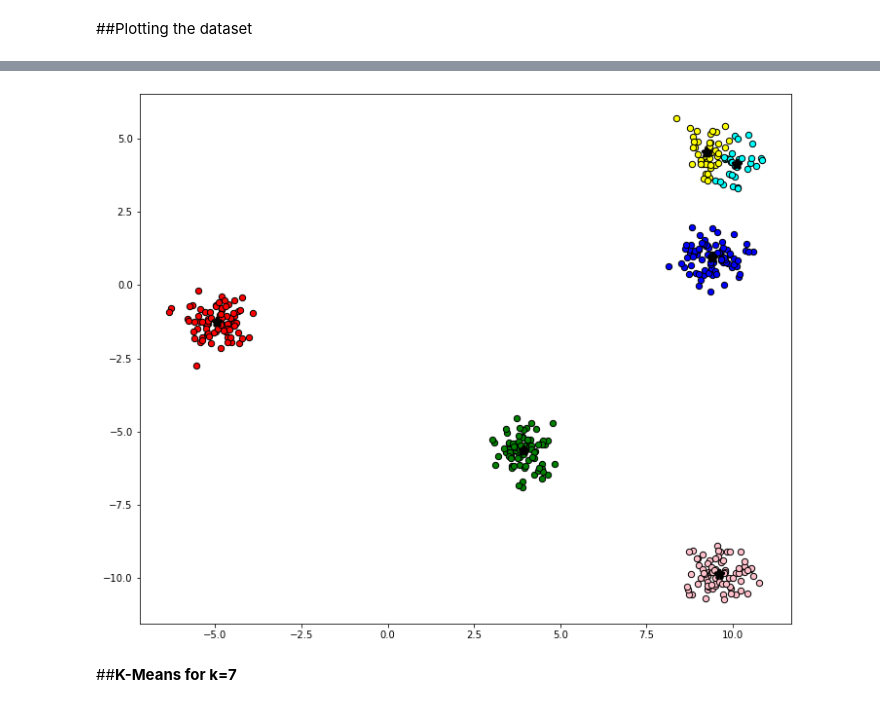
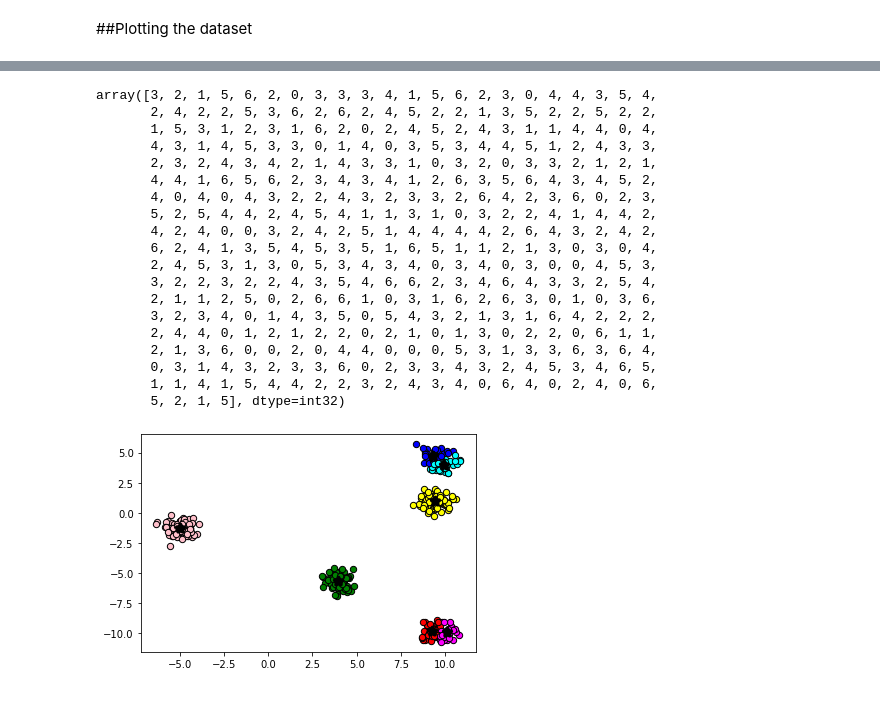
Before and after one commit to hands-on-data/ColabFiles, a Jupyter notebook: KMeans_Tutorial.ipynb, the cells around one changed output, grey strips where cells are left out. Cells and saved outputs as stored; diff of their text form; code cells hidden in the pictures.

```diff
--- a/KMeans_Tutorial.ipynb
+++ b/KMeans_Tutorial.ipynb
@@ -27,2 +37,3 @@ from matplotlib.pyplot import figure
 # %%
-kmeans = KMeans(n_clusters=3, random_state=0).fit(X)
+model_kmeans = KMeans(n_clusters=3, random_state=0)           # Creating K Means model with 3 clusters
+model_kmeans = model_kmeans.fit(X)                            # Fitting the K Means model
@@ -72,2 +75,3 @@ figure(figsize=(10, 8), dpi=100)
 # %%
-kmeans = KMeans(n_clusters=5, random_state=0).fit(X)
+model_kmeans = KMeans(n_clusters=5, random_state=0)           # Creating K Means model with 3 clusters
+model_kmeans = model_kmeans.fit(X)                            # Fitting the K Means model
@@ -96,14 +100,10 @@ array([0, 2, 3, 4, 3, 2, 4, 0, 0, 0, 1, 3, 4, 3, 2, 0, 4, 1, 1, 0, 4, 1,
 # %%
-plt.figure(figsize=(12, 10))
-for i in range(len(X)):
-  plt.scatter(
-   X[i][0], X[i][1],
-   c=colors[kmeans.labels_[i]], marker='o',
-   edgecolor='black', s=40)
+for i in range(len(X)):                                          # Iterating over each data point
+  x1 = X[i][0]
+  x2 = X[i][1]
+  plt.scatter( x1, x2, c=map_label_to_color[model_kmeans.labels_[i]], marker='o', edgecolor='black', s=40)    #Plotting the data point
 
-for i in range(len(kmeans.cluster_centers_)):
-  plt.scatter(
-   kmeans.cluster_centers_[i][0], kmeans.cluster_centers_[i][1],
-   c='black', marker='*',
-   edgecolor='black', s=60,linewidths=4)
+cluster_center_list = model_kmeans.cluster_centers_                       # Storing the list of centers
+for i in range(len(cluster_center_list)):                                 # Iterating over the centers
+  plt.scatter( cluster_center_list[i][0], cluster_center_list[i][1], c='black', marker='*', edgecolor='black', s=60,linewidths=4) #Printing the cluster centers
 # %% [output]
@@ -137,17 +113,36 @@ array([3, 1, 2, 5, 2, 1, 4, 3, 3, 3, 0, 2, 5, 2, 1, 3, 5, 0, 0, 3, 5, 0,
+# %%
+model_kmeans = KMeans(n_clusters=7, random_state=0)           # Creating K Means model with 3 clusters
+model_kmeans = model_kmeans.fit(X)                            # Fitting the K Means model
+# %%
+model_kmeans.labels_                                          # Printing the labels of the clusters each datapoint belongs to
+# %% [output]
+array([3, 2, 1, 5, 6, 2, 0, 3, 3, 3, 4, 1, 5, 6, 2, 3, 0, 4, 4, 3, 5, 4,
+       2, 4, 2, 2, 5, 3, 6, 2, 6, 2, 4, 5, 2, 2, 1, 3, 5, 2, 2, 5, 2, 2,
+       1, 5, 3, 1, 2, 3, 1, 6, 2, 0, 2, 4, 5, 2, 4, 3, 1, 1, 4, 4, 0, 4,
+       4, 3, 1, 4, 5, 3, 3, 0, 1, 4, 0, 3, 5, 3, 4, 4, 5, 1, 2, 4, 3, 3,
+       2, 3, 2, 4, 3, 4, 2, 1, 4, 3, 3, 1, 0, 3, 2, 0, 3, 3, 2, 1, 2, 1,
+       4, 4, 1, 6, 5, 6, 2, 3, 4, 3, 4, 1, 2, 6, 3, 5, 6, 4, 3, 4, 5, 2,
+       4, 0, 4, 0, 4, 3, 2, 2, 4, 3, 2, 3, 3, 2, 6, 4, 2, 3, 6, 0, 2, 3,
+       5, 2, 5, 4, 4, 2, 4, 5, 4, 1, 1, 3, 1, 0, 3, 2, 2, 4, 1, 4, 4, 2,
+       4, 2, 4, 0, 0, 3, 2, 4, 2, 5, 1, 4, 4, 4, 4, 2, 6, 4, 3, 2, 4, 2,
+       6, 2, 4, 1, 3, 5, 4, 5, 3, 5, 1, 6, 5, 1, 1, 2, 1, 3, 0, 3, 0, 4,
+       2, 4, 5, 3, 1, 3, 0, 5, 3, 4, 3, 4, 0, 3, 4, 0, 3, 0, 0, 4, 5, 3,
+       3, 2, 2, 3, 2, 2, 4, 3, 5, 4, 6, 6, 2, 3, 4, 6, 4, 3, 3, 2, 5, 4,
+       2, 1, 1, 2, 5, 0, 2, 6, 6, 1, 0, 3, 1, 6, 2, 6, 3, 0, 1, 0, 3, 6,
+       3, 2, 3, 4, 0, 1, 4, 3, 5, 0, 5, 4, 3, 2, 1, 3, 1, 6, 4, 2, 2, 2,
+       2, 4, 4, 0, 1, 2, 1, 2, 2, 0, 2, 1, 0, 1, 3, 0, 2, 2, 0, 6, 1, 1,
+       2, 1, 3, 6, 0, 0, 2, 0, 4, 4, 0, 0, 0, 5, 3, 1, 3, 3, 6, 3, 6, 4,
+       0, 3, 1, 4, 3, 2, 3, 3, 6, 0, 2, 3, 3, 4, 3, 2, 4, 5, 3, 4, 6, 5,
+       1, 1, 4, 1, 5, 4, 4, 2, 2, 3, 2, 4, 3, 4, 0, 6, 4, 0, 2, 4, 0, 6,
+       5, 2, 1, 5], dtype=int32)
 # %%
-plt.figure(figsize=(12, 10))
-for i in range(len(X)):
-  plt.scatter(
-   X[i][0], X[i][1],
-   c=colors[kmeans.labels_[i]], marker='o',
-   edgecolor='black', s=40)
+for i in range(len(X)):                                          # Iterating over each data point
+  x1 = X[i][0]
+  x2 = X[i][1]
+  plt.scatter( x1, x2, c=map_label_to_color[model_kmeans.labels_[i]], marker='o', edgecolor='black', s=40)    #Plotting the data point
 
-for i in range(len(kmeans.cluster_centers_)):
-  plt.scatter(
-   kmeans.cluster_centers_[i][0], kmeans.cluster_centers_[i][1],
-   c='black', marker='*',
-   edgecolor='black', s=60,linewidths=4)
+cluster_center_list = model_kmeans.cluster_centers_                       # Storing the list of centers
+for i in range(len(cluster_center_list)):                                 # Iterating over the centers
+  plt.scatter( cluster_center_list[i][0], cluster_center_list[i][1], c='black', marker='*', edgecolor='black', s=60,linewidths=4) #Printing the cluster centers
 # %% [output]
-[figure, old version]
+[figure, new version]
-# %% [markdown]
-##**K-Means for k=7**
```
Also changed, not shown: parts of 25 cells of this notebook.
